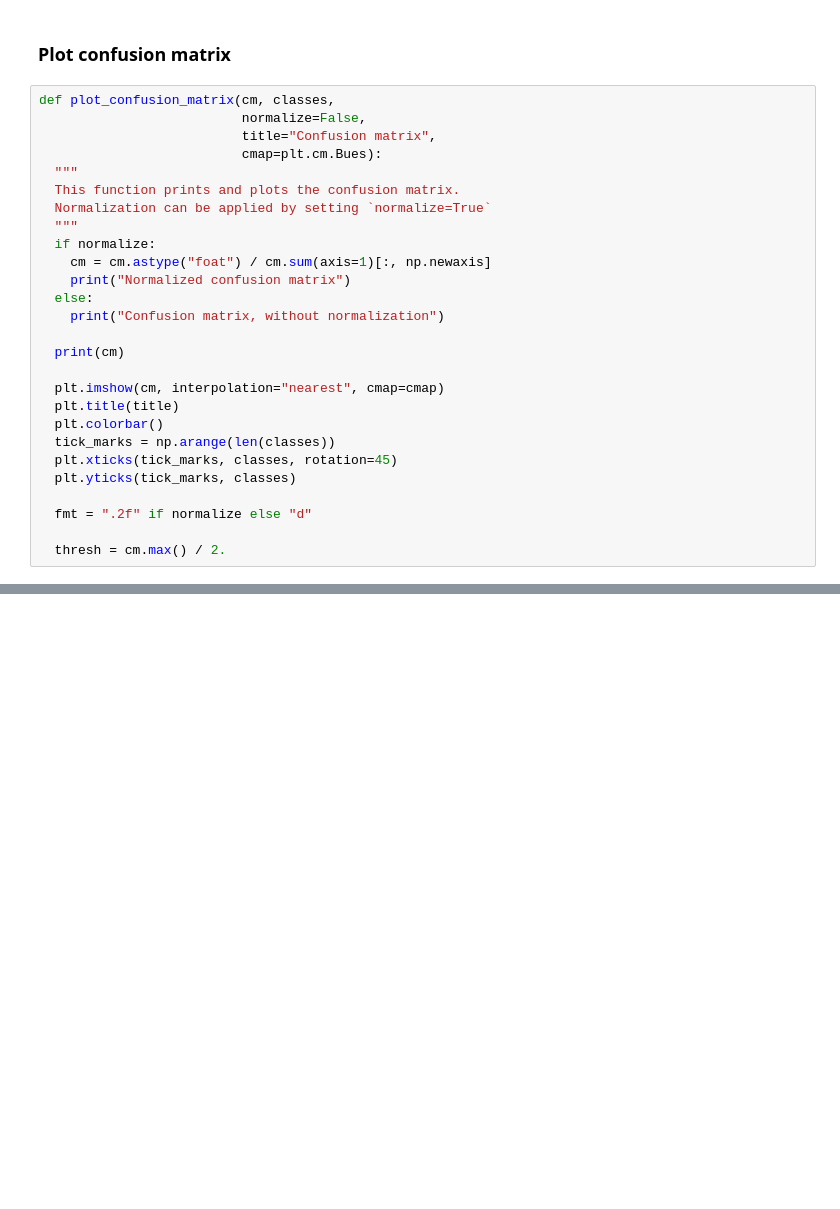
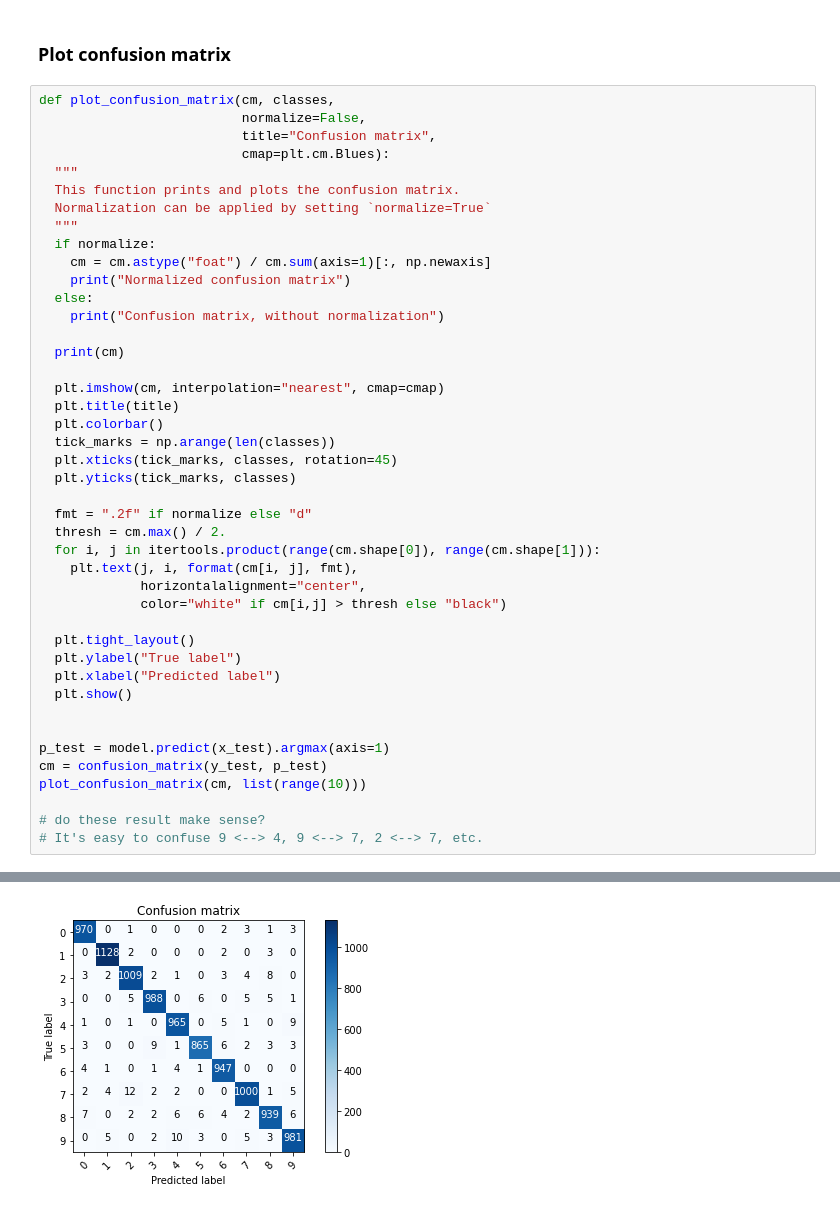
Before and after one commit to faustofcjr/artificial-intelligence, a Jupyter notebook: udemy/tensorflow-2.0/TF2_0_ANN_MNIST.ipynb, the cells around one changed output, grey strips where cells are left out. Drawn from its saved outputs; the diff is of its cells as text; blank space fills up the shorter version.

```diff
--- a/udemy/tensorflow-2.0/TF2_0_ANN_MNIST.ipynb
+++ b/udemy/tensorflow-2.0/TF2_0_ANN_MNIST.ipynb
@@ -94,7 +94,7 @@ print(model.evaluate(x_test, y_test))
 def plot_confusion_matrix(cm, classes,
                           normalize=False,
                           title="Confusion matrix",
-                          cmap=plt.cm.Bues):
+                          cmap=plt.cm.Blues):
   """
   This function prints and plots the confusion matrix.
   Normalization can be applied by setting `normalize=True`
@@ -115,5 +115,22 @@ def plot_confusion_matrix(cm, classes,
   plt.yticks(tick_marks, classes)
 
   fmt = ".2f" if normalize else "d"
+  thresh = cm.max() / 2.
+  for i, j in itertools.product(range(cm.shape[0]), range(cm.shape[1])):
+    plt.text(j, i, format(cm[i, j], fmt),
+             horizontalalignment="center",
+             color="white" if cm[i,j] > thresh else "black")
 
-  thresh = cm.max() / 2.
+  plt.tight_layout()
+  plt.ylabel("True label")
+  plt.xlabel("Predicted label")
+  plt.show()
+
+
+p_test = model.predict(x_test).argmax(axis=1)
+cm = confusion_matrix(y_test, p_test)
+plot_confusion_matrix(cm, list(range(10)))
+
+# do these result make sense?
+# It's easy to confuse 9 <--> 4, 9 <--> 7, 2 <--> 7, etc.
+# %% [output]
@@ -119,0 +148 @@ def plot_confusion_matrix(cm, classes,
+[figure, added]
```
Also changed, not shown: parts of 7 cells of this notebook.
